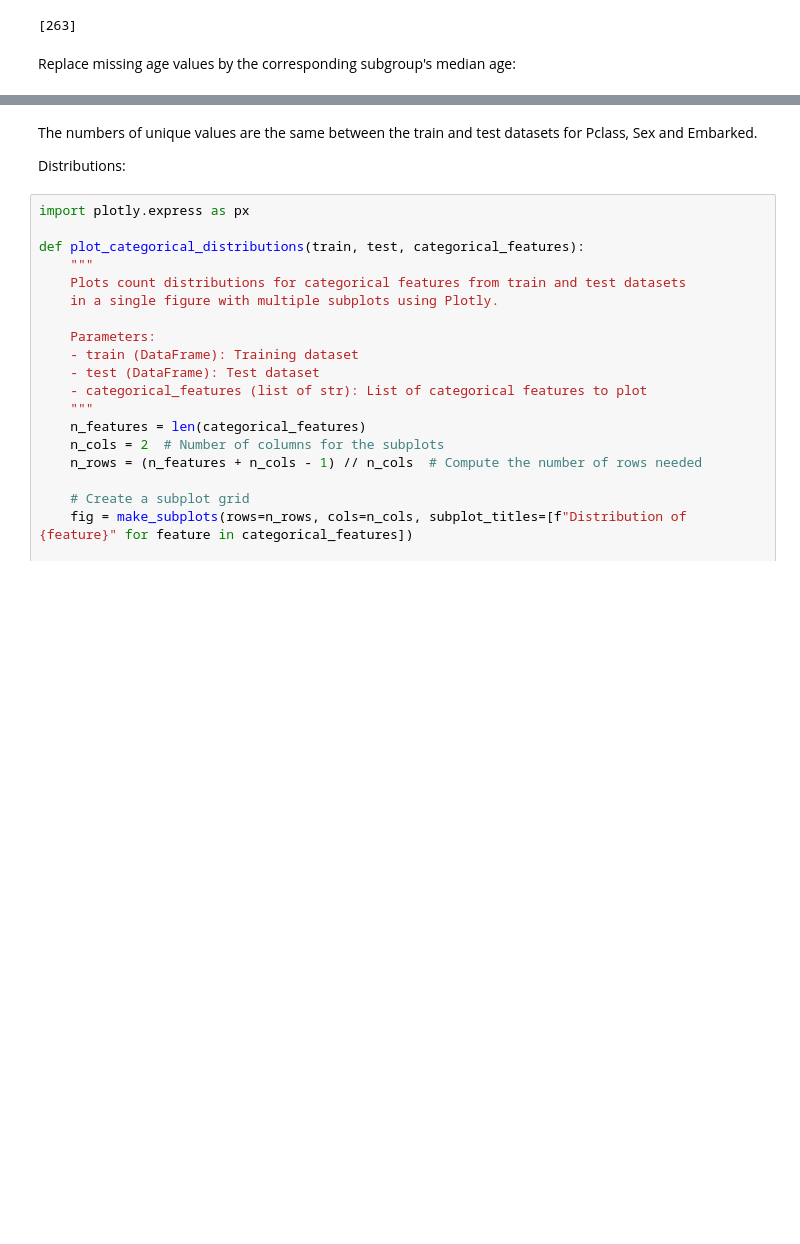
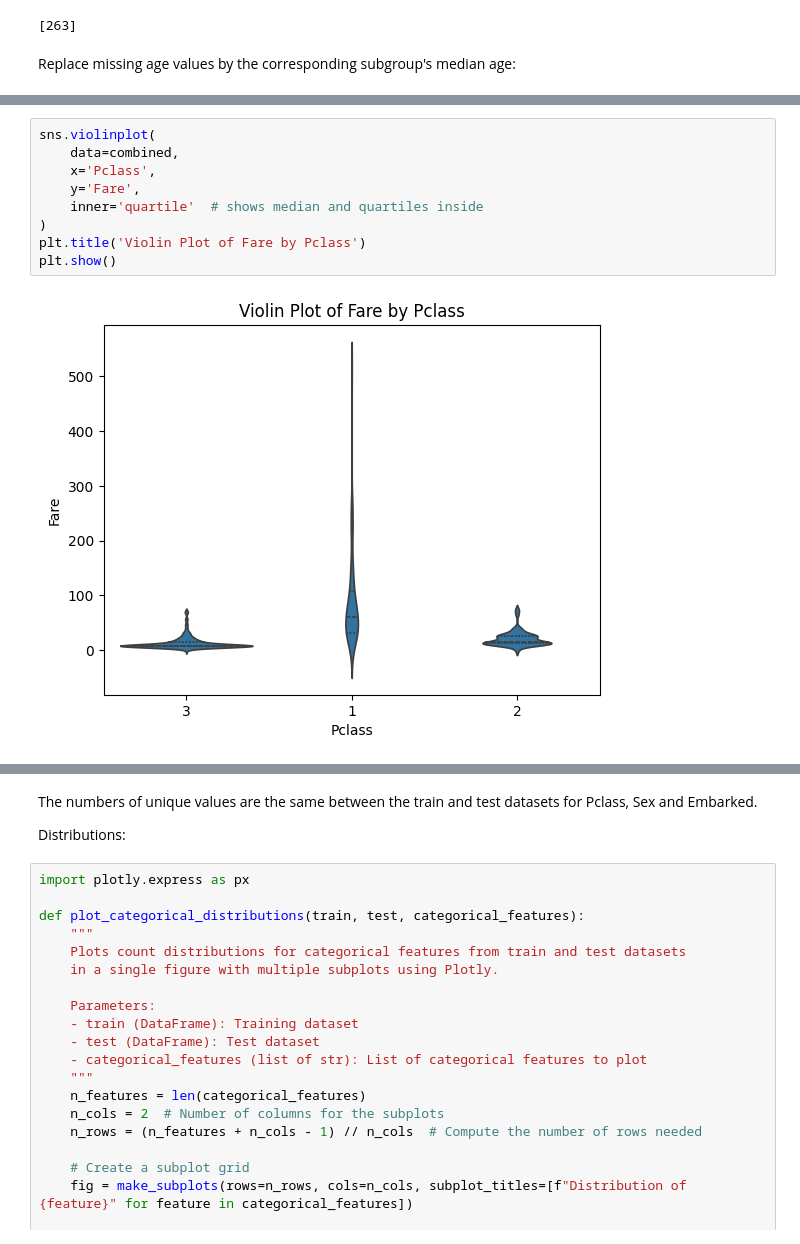
Before and after one commit to fdayde/kaggle-titanic, a Jupyter notebook: notebooks/01_data_exploration.ipynb, the cells around one changed output, grey strips where cells are left out. Saved outputs shown, nothing was run; the diff lists cells and outputs as text; blank space fills up the shorter version.

```diff
--- a/notebooks/01_data_exploration.ipynb
+++ b/notebooks/01_data_exploration.ipynb
@@ -893,0 +910,11 @@ print(missing)
+# %%
+sns.violinplot(
+    data=combined,
+    x='Pclass',
+    y='Fare',
+    inner='quartile'  # shows median and quartiles inside
+)
+plt.title('Violin Plot of Fare by Pclass')
+plt.show()
+# %% [output]
+[figure, added]
```
Also changed, not shown: parts of 43 cells of this notebook, 2 other files.
